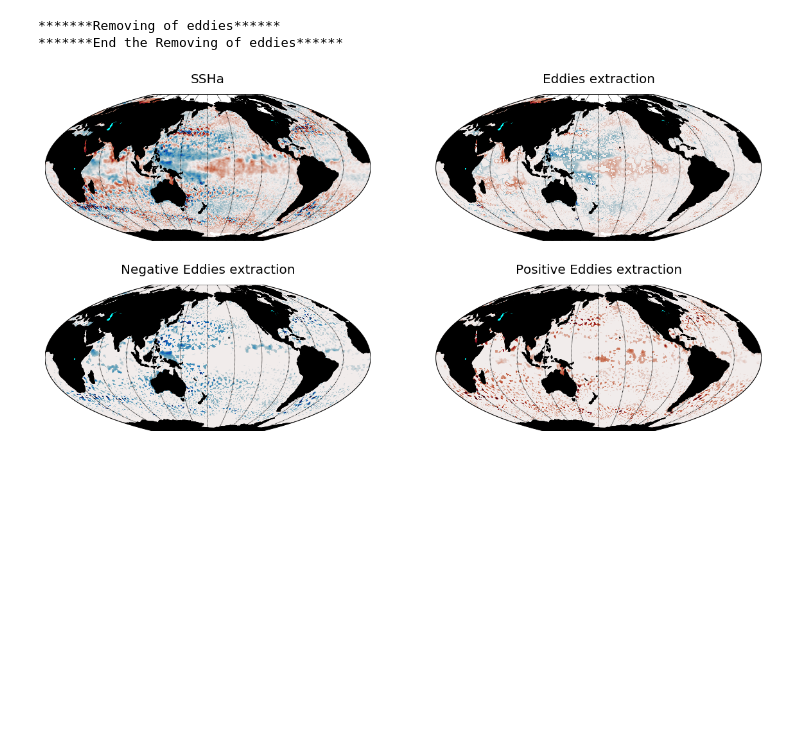
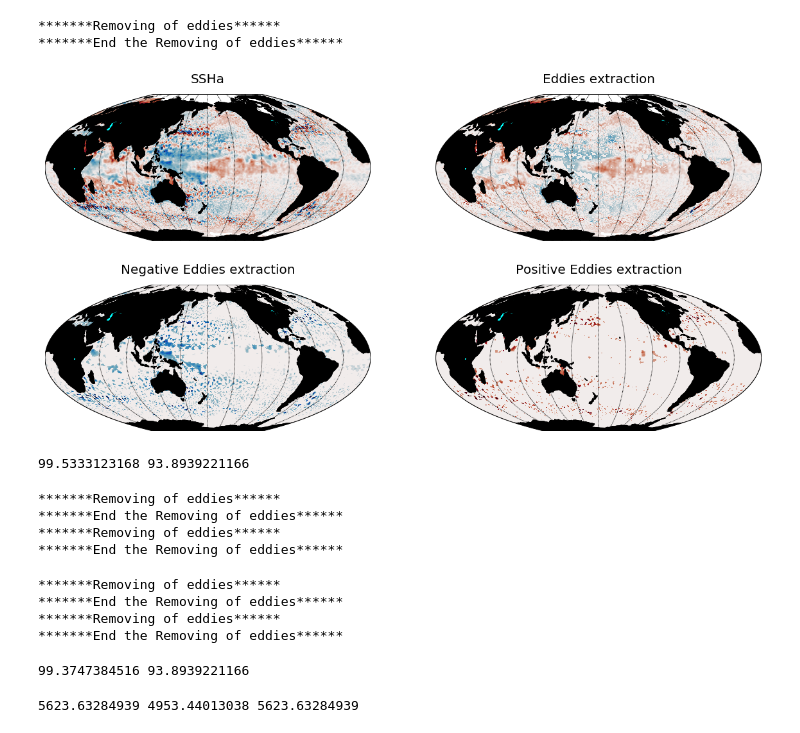
Before and after one commit to amoliu/trackeddy, a Jupyter notebook: examples/ONE_STEP_eddies_ssha_satellite.ipynb, the cells around one changed output. Drawn from its saved outputs; the diff is of its cells as text; code cells hidden in the pictures; blank space fills up the shorter version.

```diff
--- a/examples/ONE_STEP_eddies_ssha_satellite.ipynb
+++ b/examples/ONE_STEP_eddies_ssha_satellite.ipynb
@@ -16,7 +16,7 @@ from trackeddy.plotfunc import *
 # %%
 # Import SSHa satellite.
 ncfile=Dataset('/home/156/jm5970/notebooks/traceddy/data.output/dataset_aviso.nc')
-ssha=squeeze(ncfile.variables['sla'][:]*100)
+ssha=squeeze(ncfile.variables['sla'][:])
 # Import geographic coordinates (Lon,Lat)
 lon=ncfile.variables['longitude'][:]
 lat=ncfile.variables['latitude'][:]
@@ -32,8 +32,8 @@ colorbar()
 #Area in indexes, probably in the future it will be added an option for lon - lat coords.
 areamap=array([[0,len(lon)],[0,len(lat)]])
 # %%
-eddytd=analyseddyzt(ssha[0,:,:],lon,lat,0,1,1,40,1,1,data_meant='',areamap=areamap,mask=''\
-                     ,destdir='',okparm='',diagnostics=False,pprint=False)
+eddytd=analyseddyzt(ssha[0,:,:],lon,lat,0,1,1,0.4,0.1,.1,data_meant='',areamap='',mask=''\
+                     ,destdir='',okparm='',diagnostics=False,plotdata=False,pprint=False)
 # %% [output]
 If you whant to analyze in time the data need to be 3d [i.e. data(t,x,y)]
 Be sure the data is an anomaly
@@ -45,7 +45,7 @@ eddysplot=exeddy(eddytd,lat,lon,ssha[0,:,:],0,threshold,diagnostics=False)
 *******Removing of eddies******
 *******End the Removing of eddies******
 # %%
-eddytdn=analyseddyzt(ssha[0,:,:],lon,lat,0,1,1,-1,-40,1,data_meant='',areamap=areamap,mask=''\
+eddytdn=analyseddyzt(ssha[0,:,:],lon,lat,0,1,1,-.40,-.01,-.01,data_meant='',areamap=areamap,mask=''\
                      ,destdir='',okparm='',diagnostics=False,pprint=False)
 # %% [output]
 If you whant to analyze in time the data need to be 3d [i.e. data(t,x,y)]
@@ -60,7 +60,7 @@ eddysplotn=exeddy(eddytdn,lat,lon,ssha[0,:,:],0,threshold,diagnostics=False)
 # %%
 basemap_mplot(lon,lat,[ssha[0,:,:],ssha[0,:,:]-eddysplot-eddysplotn,eddysplotn,eddysplot]\
               ,title=["SSHa","Eddies extraction","Negative Eddies extraction","Positive Eddies extraction"]\
               ,projection='mbtfpq',lat_0=-90,lon_0=-180,scale='Lin',cmap=cm.cm.balance,\
-              vmin=-40,vmax=40,xan=2,yan=2,figsize=(20,10),fontsize=20);
+              vmin=-.40,vmax=.40,xan=2,yan=2,figsize=(20,10),fontsize=20);
 # %% [output]
-[figure, old version]
+[figure, new version]
@@ -66,0 +69,36 @@ basemap_mplot(lon,lat,[ssha[0,:,:],ssha[0,:,:]-eddysplot-eddysplotn,eddysplotn,e
+# %%
+u_g,v_g=geovelfield(ssha[0,:,:],lon,lat,mask)
+print(u_g.max(),v_g.max())
+# %% [output]
+99.5333123168 93.8939221166
+# %%
+threshold=3
+eddysup=exeddy(eddytd,lat,lon,u_g,0,threshold,inside=ssha[0,:,:],diagnostics=False)
+eddysun=exeddy(eddytdn,lat,lon,u_g,0,threshold,inside=ssha[0,:,:],diagnostics=False)
+# %% [output]
+*******Removing of eddies******
+*******End the Removing of eddies******
+*******Removing of eddies******
+*******End the Removing of eddies******
+# %%
+threshold=3
+eddysvp=exeddy(eddytd,lat,lon,v_g,0,threshold,inside=ssha[0,:,:],diagnostics=False)
+eddysvn=exeddy(eddytdn,lat,lon,v_g,0,threshold,inside=ssha[0,:,:],diagnostics=False)
+# %% [output]
+*******Removing of eddies******
+*******End the Removing of eddies******
+*******Removing of eddies******
+*******End the Removing of eddies******
+# %%
+eddyu=(eddysun+eddysup)
+eddyv=(eddysvn+eddysvp)
+print(eddyu.max(),eddyv.max())
+# %% [output]
+99.3747384516 93.8939221166
+# %%
+eke=KE(eddyu,eddyv)
+bjke=KE(u_g-eddyu,v_g-eddyv)
+ke=KE(u_g,v_g)
+print(ke.max(),bjke.max(),eke.max())
+# %% [output]
+5623.63284939 4953.44013038 5623.63284939
```
Also changed, not shown: parts of 10 cells of this notebook, 11 other files.
